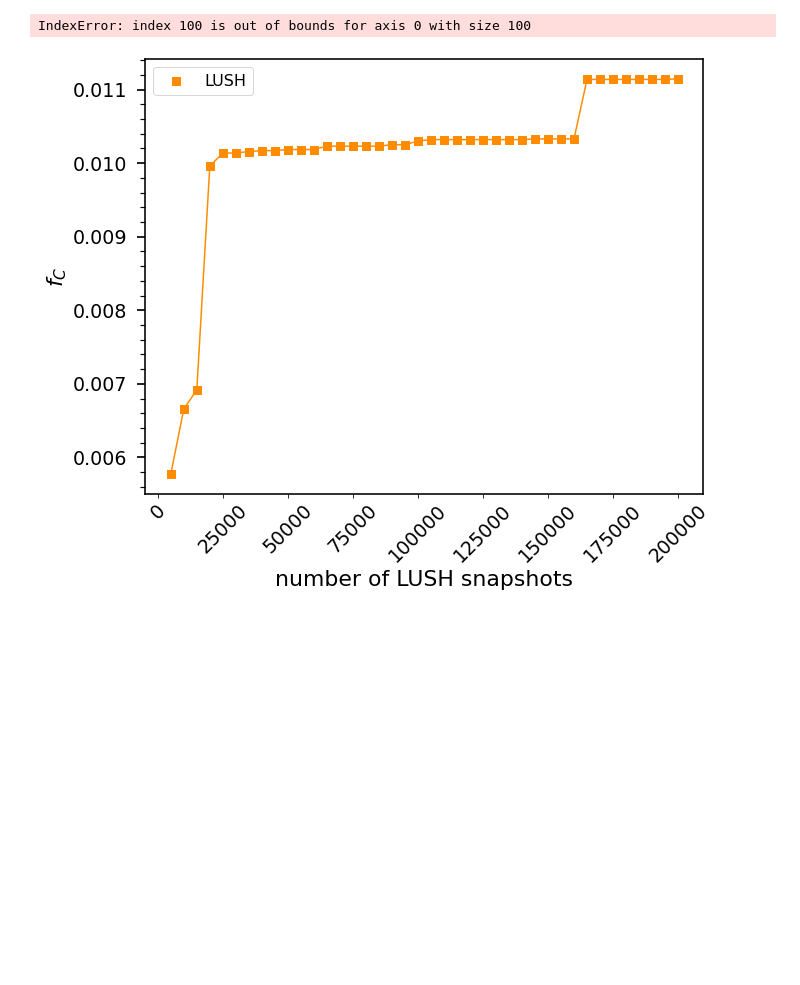
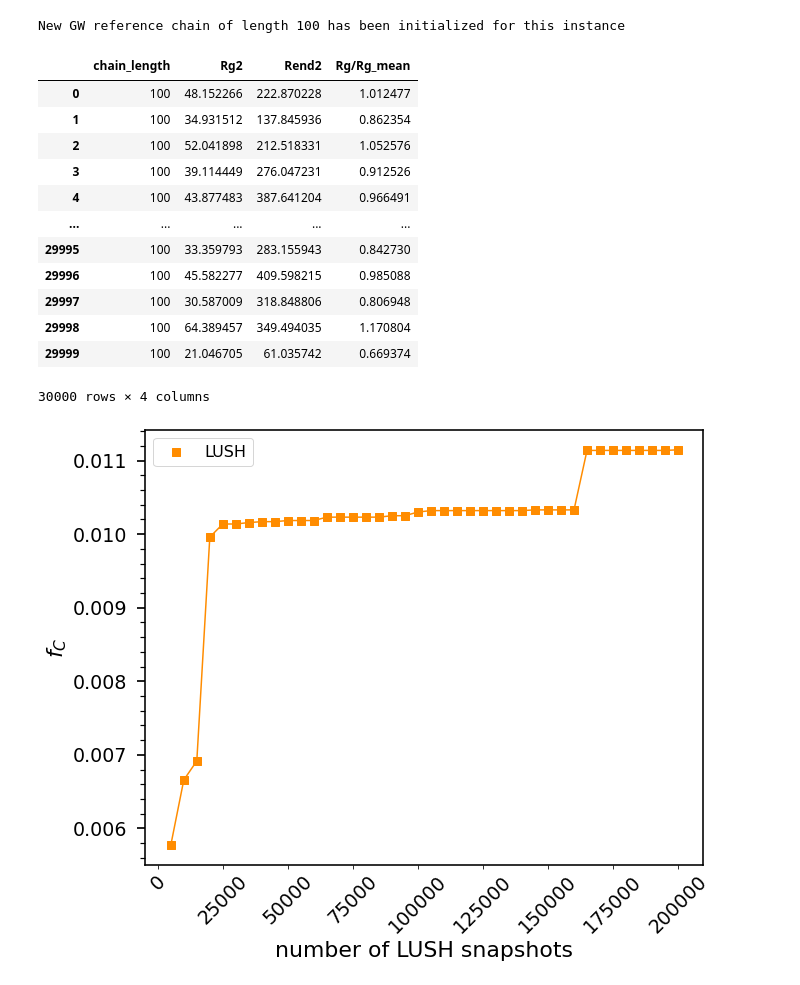
Before and after one commit to hshadman/2d_conformational_landscape_map, a Jupyter notebook: 2d_conformation_map.ipynb, the cells around one changed output. Cells and saved outputs as stored; diff of their text form; code cells hidden in the pictures; blank space fills up the shorter version.

```diff
--- a/2d_conformation_map.ipynb
+++ b/2d_conformation_map.ipynb
@@ -393,9 +394,10 @@ class display_2d_map():
         #this method is needed if either the reference Rg/Rg_mean or shape ratio exceeds current default axis lims
         self.max_x_val = max_x_val
         self.max_y_val = max_y_val
+        print('New axis limits generated and will be shown the next time ')
 
     def vary_protein(self, protein_lab, every_xth_snap):
-
+        print('if it takes too long to run, consider going for a higher snapshot interval (i.e.)')
         #every_xth_snap should be modified based on number of protein snapshots available
         #too many snapshots take longer to process
 
@@ -501,6 +503,7 @@ class display_2d_map():
         master_out['Rg/Rg_mean'] = rg_val/rg_mean
         del rg_val, rg_mean
         self.testeq_GW = master_out.copy()
+        self.testeq_GW['ratio'] = self.testeq_GW['Rend2'].values/self.testeq_GW['Rg2'].values
         print(f'New GW reference chain of length {chain_length} has been initialized for this instance')
         return master_out
     def Ree2(self,x,y,z):
@@ -518,10 +521,6 @@ class display_2d_map():
         #GW datafile must contain only one chain length
         #will be saved to current directory
         self.testeq_GW.to_csv("GW_chainlen{self.testeq_GW.chain_length.unique()[0]}.csv",index=False)
-# %%
-np.zeros(100)[100]
-# %% [output]
-IndexError: index 100 is out of bounds for axis 0 with size 100
 # %%
 map_2d = display_2d_map(a,b)
 
@@ -529,3 +528,20 @@ map_2d = display_2d_map(a,b)
+# %%
+map_2d.regenerate_GW_chain(100,30000)
+# %% [output]
+New GW reference chain of length 100 has been initialized for this instance
+|  | chain_length | Rg2 | Rend2 | Rg/Rg_mean |
+| 0 | 100 | 48.152266 | 222.870228 | 1.012477 |
+| 1 | 100 | 34.931512 | 137.845936 | 0.862354 |
+| 2 | 100 | 52.041898 | 212.518331 | 1.052576 |
+| 3 | 100 | 39.114449 | 276.047231 | 0.912526 |
+| 4 | 100 | 43.877483 | 387.641204 | 0.966491 |
+| ... | ... | ... | ... | ... |
+| 29995 | 100 | 33.359793 | 283.155943 | 0.842730 |
+| 29996 | 100 | 45.582277 | 409.598215 | 0.985088 |
+| 29997 | 100 | 30.587009 | 318.848806 | 0.806948 |
+| 29998 | 100 | 64.389457 | 349.494035 | 1.170804 |
+| 29999 | 100 | 21.046705 | 61.035742 | 0.669374 |
+30000 rows × 4 columns
 # %%
 map_2d.vary_protein('LUSH',5000)
 # %% [output]
```
Also changed, not shown: parts of 2 cells of this notebook.
